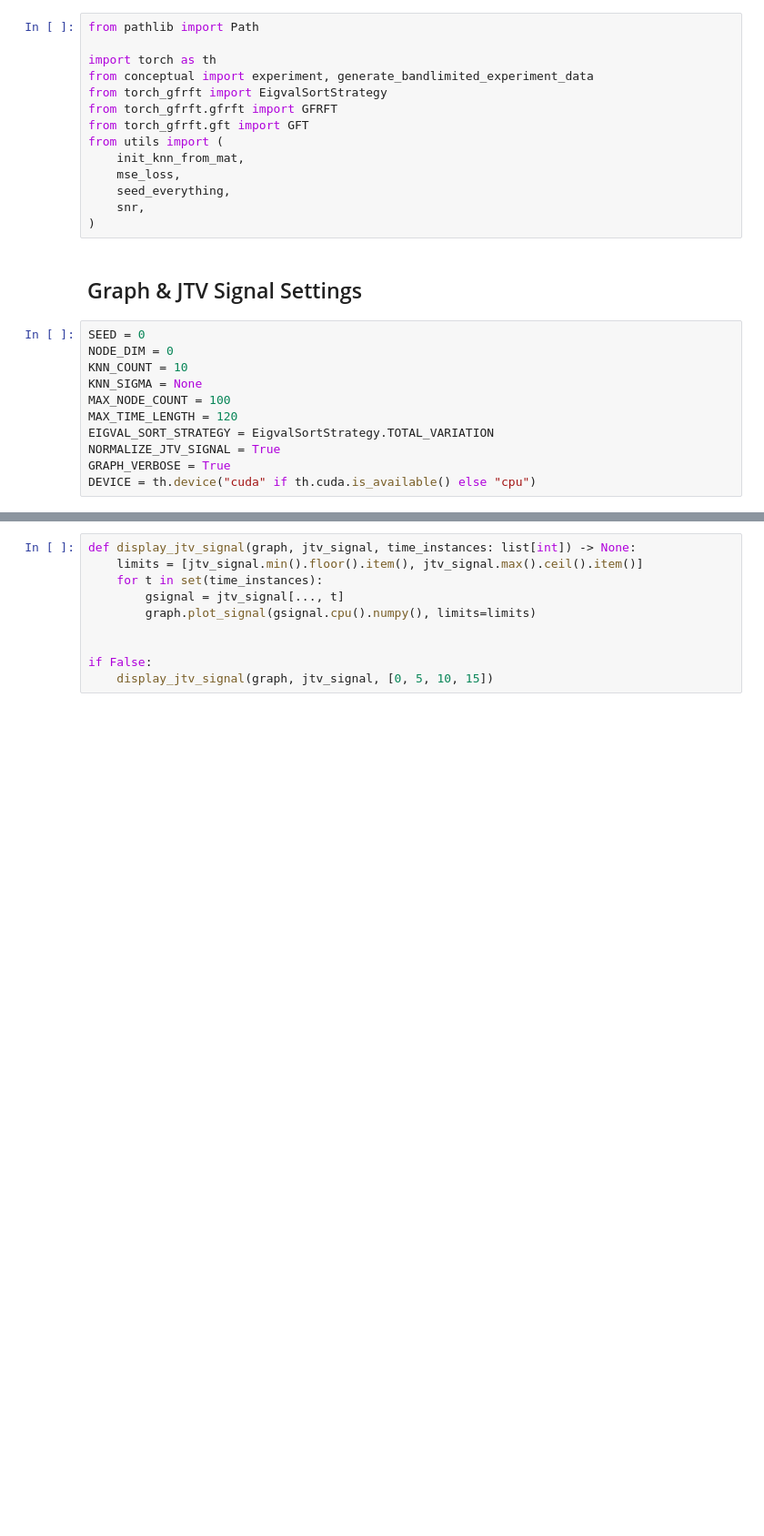
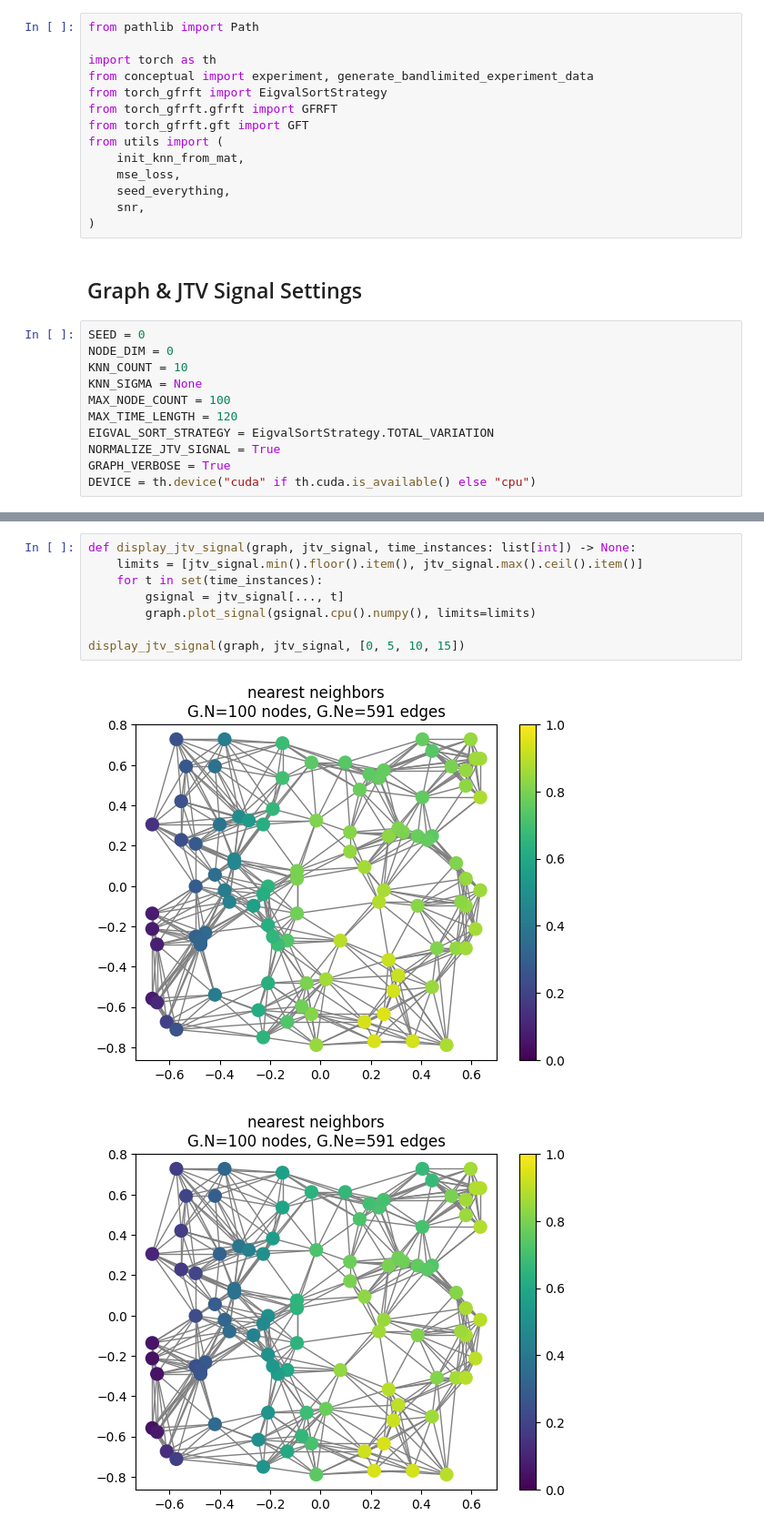
Before and after one commit to koc-lab/gfrft-unified, a Jupyter notebook: trainable/concept.ipynb, the cells around one changed output, grey strips where cells are left out. Shown at 91% size. Drawn from its saved outputs; the diff is of its cells as text; blank space fills up the shorter version.

```diff
--- a/trainable/concept.ipynb
+++ b/trainable/concept.ipynb
@@ -47,10 +54,11 @@ gfrft = GFRFT(gft.gft_mtx)
 # %%
 def display_jtv_signal(graph, jtv_signal, time_instances: list[int]) -> None:
     limits = [jtv_signal.min().floor().item(), jtv_signal.max().ceil().item()]
     for t in set(time_instances):
         gsignal = jtv_signal[..., t]
         graph.plot_signal(gsignal.cpu().numpy(), limits=limits)
 
-
-if False:
-    display_jtv_signal(graph, jtv_signal, [0, 5, 10, 15])
+display_jtv_signal(graph, jtv_signal, [0, 5, 10, 15])
+# %% [output]
+[figure, added]
+[figure, added]
```
Also changed, not shown: parts of 4 cells of this notebook.
